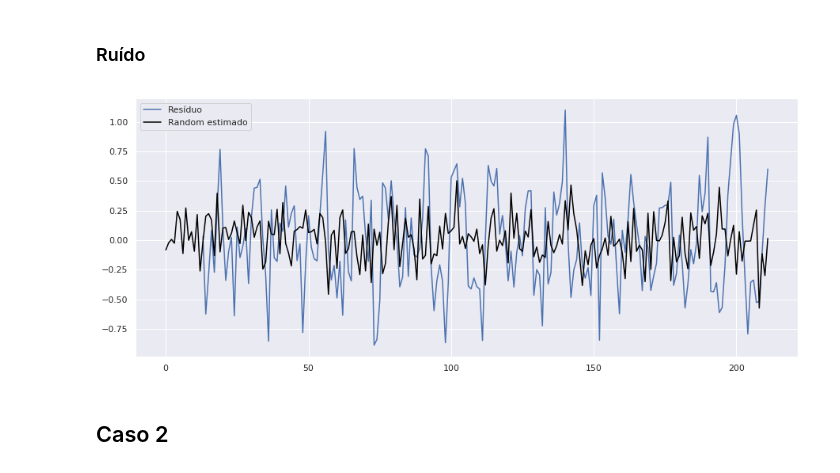
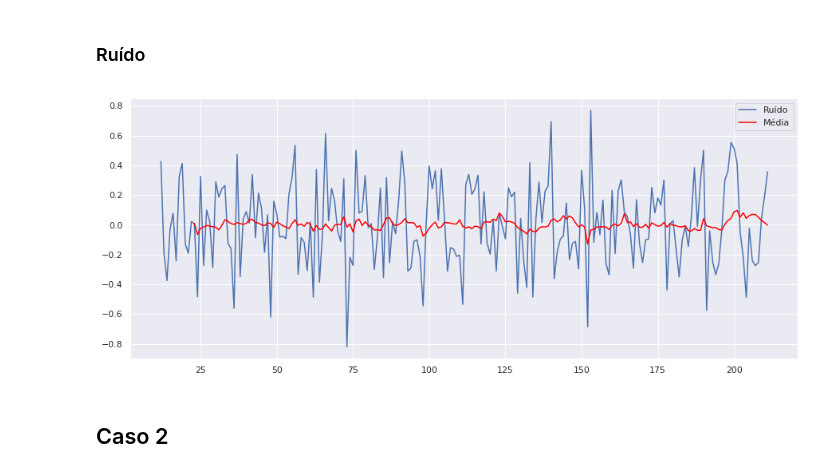
Before and after one commit to jvcm/time-series, a Jupyter notebook: lista_1.ipynb, the cells around one changed output. Saved outputs shown, nothing was run; the diff lists cells and outputs as text; code cells hidden in the pictures.

```diff
--- a/lista_1.ipynb
+++ b/lista_1.ipynb
@@ -94,8 +107,7 @@ plt.show()
 # %%
-#Aplica média móveis na série sem a tendência
-rolling1 = serie_sem_tendencia1.rolling(window=3)
+rolling1 = serie_sem_tendencia1.rolling(window=2)
 saz_mean_mov1 = rolling1.mean()
-# plot original and transformed dataset
+
 plt.plot(serie_sem_tendencia1, label='Série sem tendência')
 plt.plot(saz_mean_mov1,color='red', label='Média Móveis')
 plt.legend(loc='best')
@@ -123,10 +123,12 @@ random_normal1 = [i for i in np.random.normal(scale=desvio1, size = len(serie_re
 # %%
-plt.plot(serie_residuo1.values, label='Resíduo')
-plt.plot(random_normal1, color='black',label='Random estimado')
+# Case 1
+m_m1 = serie_residuo1.rolling(window=12).mean()
+plt.plot(serie_residuo1, label='Ruído')
+mean1 = plt.plot(m_m1, color='red',label='Média')
 plt.legend(loc='best')
 plt.show()
 # %% [output]
-[figure, old version]
+[figure, new version]
 # %% [markdown]
 ## Caso 2
 # %% [markdown]
```
Also changed, not shown: parts of 40 cells of this notebook.
